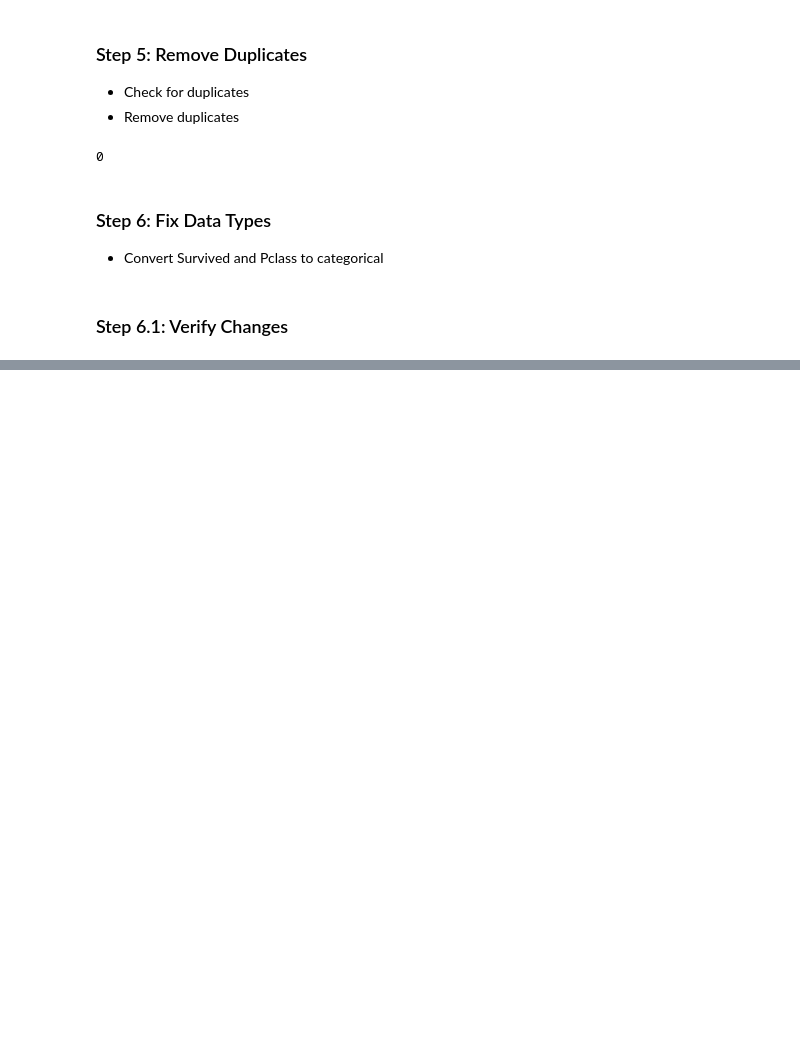
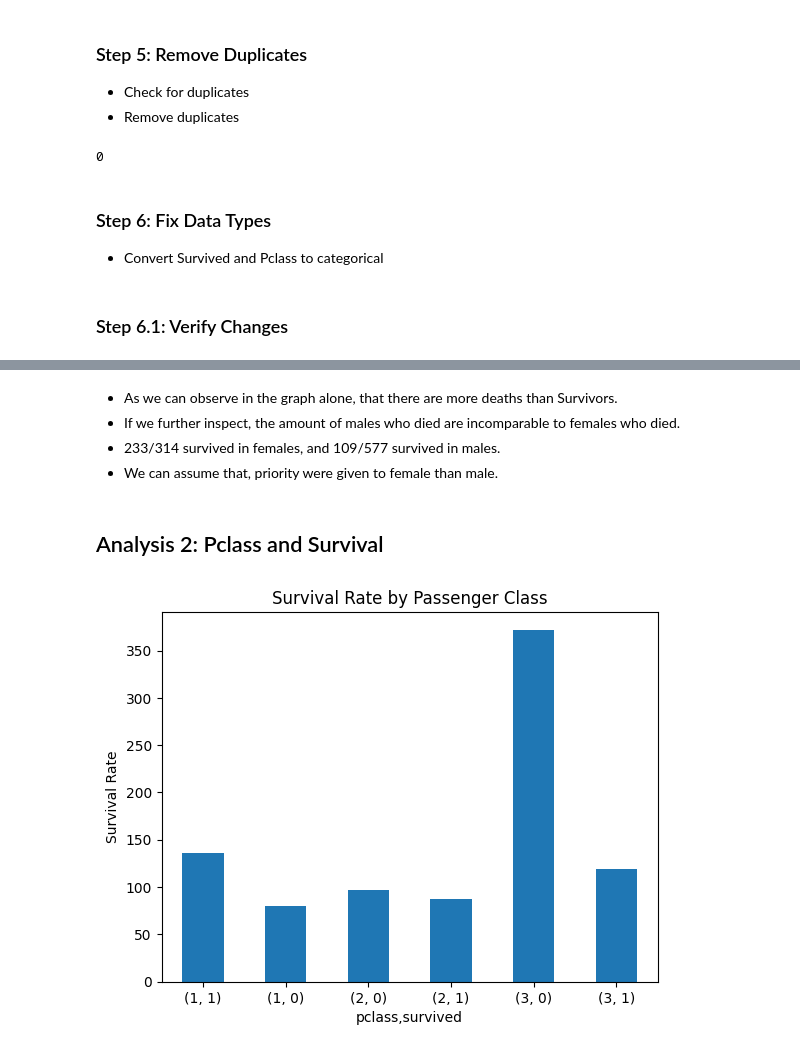
Before and after one commit to Czrvillareal/activities, a Jupyter notebook: lab2_titanic_villareal.ipynb, the cells around one changed output, grey strips where cells are left out. Drawn from its saved outputs; the diff is of its cells as text; code cells hidden in the pictures; blank space fills up the shorter version.

```diff
--- a/lab2_titanic_villareal.ipynb
+++ b/lab2_titanic_villareal.ipynb
@@ -233,0 +312,15 @@ df.to_csv("titanic_cleaned.csv", index=False)
+# %% [markdown]
+ - As we can observe in the graph alone, that there are more deaths than Survivors.
+ - If we further inspect, the amount of males who died are incomparable to females who died.
+ - 233/314 survived in females, and 109/577 survived in males.
+ - We can assume that, priority were given to female than male.
+# %% [markdown]
+## Analysis 2: Pclass and Survival
+# %%
+df.groupby("pclass", observed=True)["survived"].value_counts().plot(kind="bar")
+plt.title("Survival Rate by Passenger Class")
+plt.ylabel("Survival Rate")
+plt.xticks(rotation=0)
+plt.show()
+# %% [output]
+[figure, added]
```
Also changed, not shown: parts of 31 cells of this notebook.
